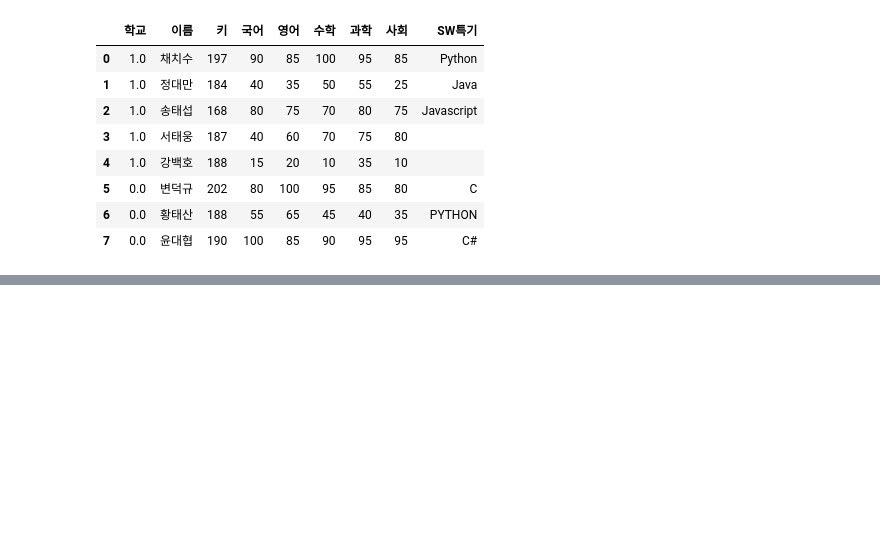
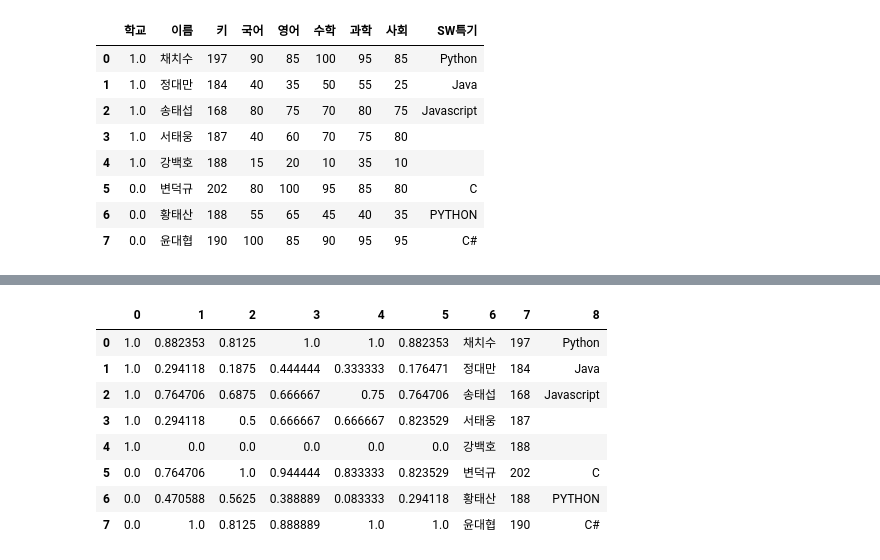
Before and after one commit to smjune/ipynb, a Jupyter notebook: nado/data.ipynb, the cells around one changed output, grey strips where cells are left out. Cells and saved outputs as stored; diff of their text form; code cells hidden in the pictures; blank space fills up the shorter version.

```diff
--- a/nado/data.ipynb
+++ b/nado/data.ipynb
@@ -324,0 +445,21 @@ pd.DataFrame(df2_sh2,
+# %%
+from sklearn.compose import make_column_transformer
+from sklearn.preprocessing import OneHotEncoder
+
+myt = make_column_transformer(
+    (OneHotEncoder(sparse = False, drop='first'),['학교']),
+    (MinMaxScaler(),["국어",'영어','수학','과학','사회']),
+    remainder='passthrough')
+
+OHE_MMS = pd.DataFrame(myt.fit_transform(df2))
+OHE_MMS
+# %% [output]
+|  | 0 | 1 | 2 | 3 | 4 | 5 | 6 | 7 | 8 |
+| 0 | 1.0 | 0.882353 | 0.8125 | 1.0 | 1.0 | 0.882353 | 채치수 | 197 | Python |
+| 1 | 1.0 | 0.294118 | 0.1875 | 0.444444 | 0.333333 | 0.176471 | 정대만 | 184 | Java |
+| 2 | 1.0 | 0.764706 | 0.6875 | 0.666667 | 0.75 | 0.764706 | 송태섭 | 168 | Javascript |
+| 3 | 1.0 | 0.294118 | 0.5 | 0.666667 | 0.666667 | 0.823529 | 서태웅 | 187 |  |
+| 4 | 1.0 | 0.0 | 0.0 | 0.0 | 0.0 | 0.0 | 강백호 | 188 |  |
+| 5 | 0.0 | 0.764706 | 1.0 | 0.944444 | 0.833333 | 0.823529 | 변덕규 | 202 | C |
+| 6 | 0.0 | 0.470588 | 0.5625 | 0.388889 | 0.083333 | 0.294118 | 황태산 | 188 | PYTHON |
+| 7 | 0.0 | 1.0 | 0.8125 | 0.888889 | 1.0 | 1.0 | 윤대협 | 190 | C# |
```
Also changed, not shown: parts of 13 cells of this notebook.
